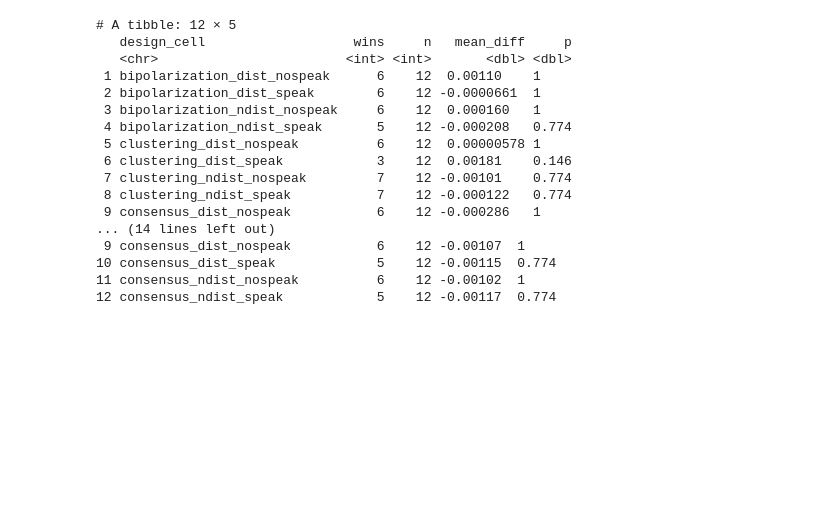
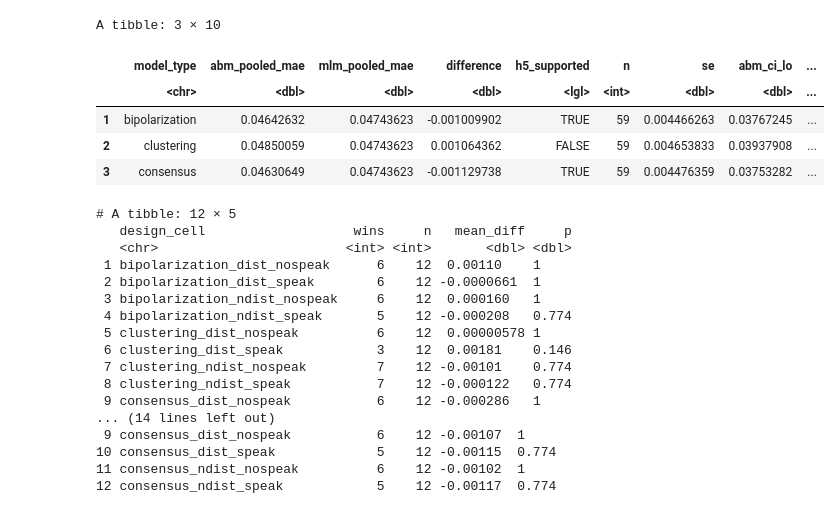
Before and after one commit to NomNom-tk/AGROPT-MODEL, a Jupyter notebook: data-anal/week of 27-4/RMD_Sandbox (copy).ipynb, the cells around one changed output. Drawn from its saved outputs; the diff is of its cells as text; code cells hidden in the pictures; blank space fills up the shorter version.

```diff
--- a/data-anal/week of 27-4/RMD_Sandbox (copy).ipynb
+++ b/data-anal/week of 27-4/RMD_Sandbox (copy).ipynb
@@ -222,37 +226,45 @@ df_h3b <- ga_bundle$sim_val$df_batch %>%
       group_by(debate_label) %>%
       summarize(mlm_mae = mean(mlm_error, na.rm = TRUE), .groups = "drop")
 
-    # No change mae extraction prior ot left_join
-    nc_mae <- df_h3b %>%
-      filter(model_type == "no_change") %>%
-      select(debate_label, nc_mae = abm_mae)
+# H5 — global level:
+#   - Filter df$sim_val$df_ag to primary cell only
+#     (use_distinct_agents = TRUE, speaking_mode = TRUE) per model_type
+#   - abm_pooled_mae per model_type = mean(individual_error)
+#   - mlm_pooled_mae = mean(df_empir_test$mlm_error)
+#   - Table: one row per model_type, abm vs mlm, difference
+#   - Decision: supported if abm_pooled_mae < mlm_pooled_mae
 
-    print(nc_mae)
+    # H5 set up
+    log_step("H5 df initialization")
+    df_h5 <- ga_bundle$sim_val$df_ag %>%
+      filter(use_distinct_agents == TRUE, speaking_mode == TRUE) %>%
+      collect() %>%
+      group_by(model_type) %>%
+      summarize(abm_pooled_mae = mean(individual_error),
+             mlm_pooled_mae = mean(df_empir_test$mlm_error)) %>%
+      mutate(difference = abm_pooled_mae - mlm_pooled_mae,
+             h5_supported = abm_pooled_mae < mlm_pooled_mae)
 
-    # join on debate_label to perform sign tests
-    df_h3b <- df_h3b %>%
-      filter(model_type != "no_change") %>%
-      left_join(nc_mae, by = "debate_label") %>%
-      left_join(mlm_debate_mae, by = "debate_label")
+    df_h5_detail <- ga_bundle$sim_val$df_ag %>%
+      filter(use_distinct_agents == TRUE, speaking_mode == TRUE) %>%
+      collect() %>%
+      select(model_type, debate_label, agent_id, individual_error)
 
-    # two sided sign tests set up
-    ## ABM < NC across 12 debates
-    abm_vs_nc <- df_h3b %>%
-      group_by(design_cell) %>%
+    df_h5_se <- df_h5_detail %>%
+      group_by(model_type) %>%
       summarize(
-        wins = sum(abm_mae < nc_mae, na.rm = TRUE),
         n = n(),
-        mean_diff = mean(abm_mae - nc_mae,na.rm = TRUE),
-        p = binom.test(wins, n, 0.5)$p.value,
+        abm_pooled_mae = mean(individual_error, na.rm = TRUE),
+        se = sd(individual_error, na.rm = TRUE) / sqrt(n()),
         .groups = "drop")
 
-    ## ABM < MLM MAE across 12 debates
-    abm_vs_mlm <- df_h3b %>%
-      group_by(design_cell) %>%
-      summarize(
-        wins = sum(abm_mae < mlm_mae, na.rm = TRUE),
-        n = n(),
-        mean_diff = mean(abm_mae - mlm_mae, na.rm = TRUE),
-        p = binom.test(wins, n, 0.5)$p.value,
-        .groups = "drop")
+    df_h5 <- df_h5 %>%
+      left_join(df_h5_se %>% select(model_type, n, se), by = "model_type") %>%
+      mutate(
+        abm_ci_lo = abm_pooled_mae - 1.96 * se,
+        abm_ci_hi = abm_pooled_mae + 1.96 * se,
+        mlm_inside_ci = mlm_pooled_mae >= abm_ci_lo & mlm_pooled_mae <= abm_ci_hi)
+
+
+View(df_h5)
 # %% [output]
@@ -274,3 +272,9 @@ df_h3b <- ga_bundle$sim_val$df_batch %>%
+A tibble: 3 × 10
+|  | model_type | abm_pooled_mae | mlm_pooled_mae | difference | h5_supported | n | se | abm_ci_lo | ... |
+|  | <chr> | <dbl> | <dbl> | <dbl> | <lgl> | <int> | <dbl> | <dbl> | ... |
+| 1 | bipolarization | 0.04642632 | 0.04743623 | -0.001009902 | TRUE | 59 | 0.004466263 | 0.03767245 | ... |
+| 2 | clustering | 0.04850059 | 0.04743623 | 0.001064362 | FALSE | 59 | 0.004653833 | 0.03937908 | ... |
+| 3 | consensus | 0.04630649 | 0.04743623 | -0.001129738 | TRUE | 59 | 0.004476359 | 0.03753282 | ... |
 # %%
 print(abm_vs_nc)
 print(abm_vs_mlm)
```
Also changed, not shown: parts of 6 cells of this notebook, 4 other files.
